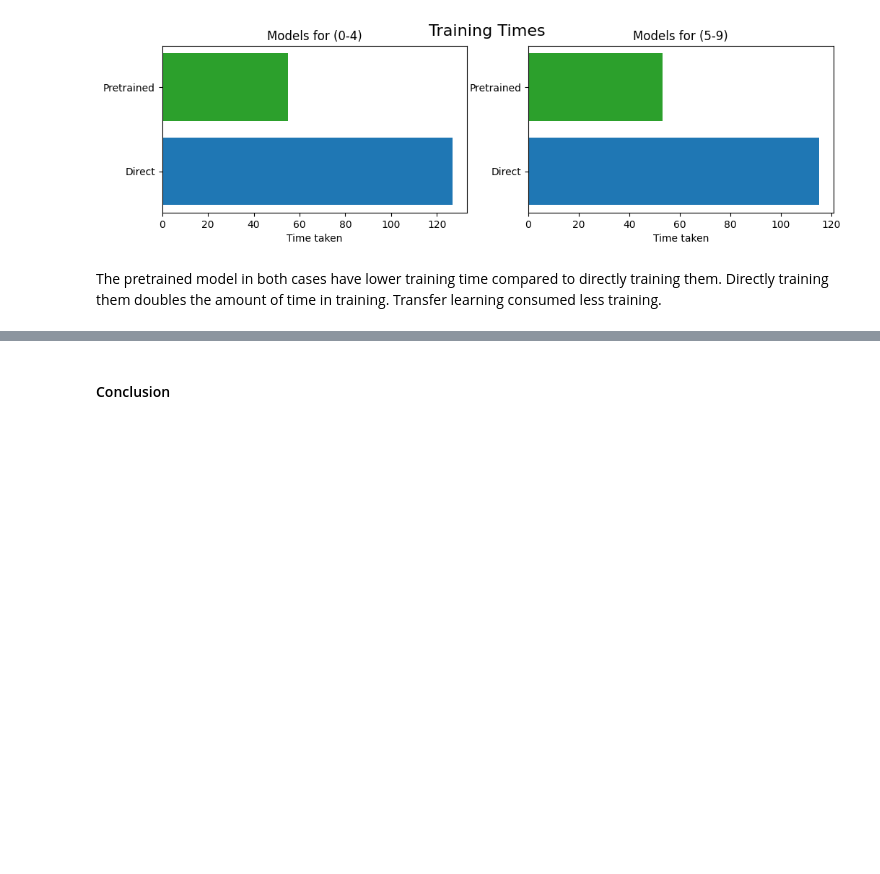
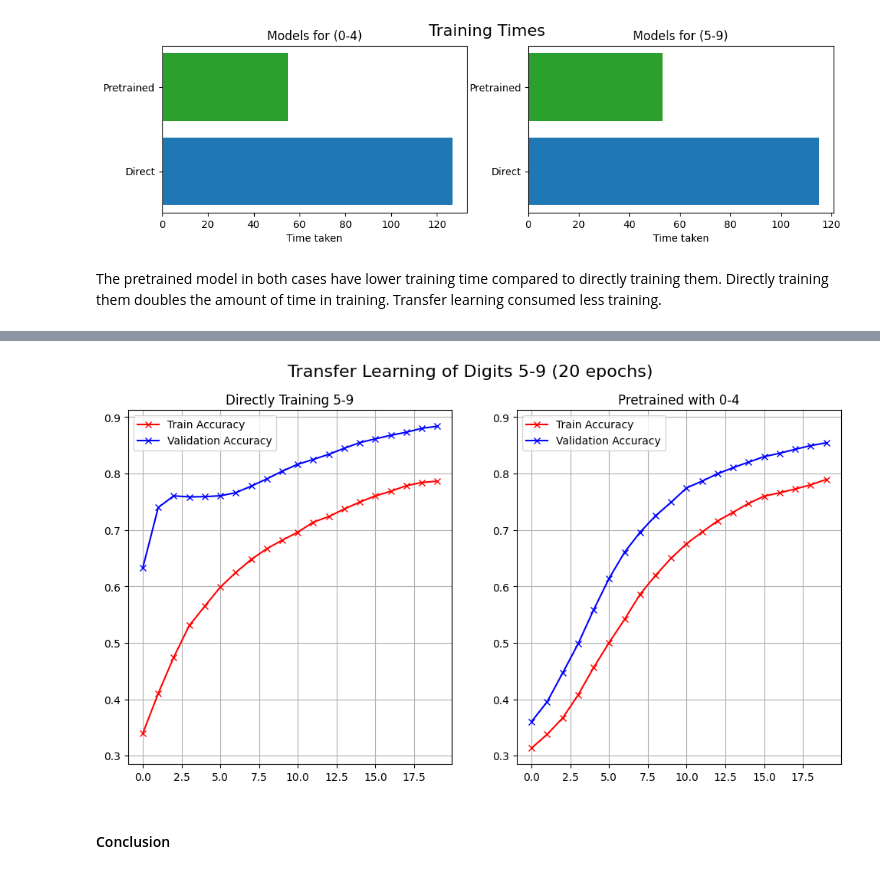
Before and after one commit to qkestacion07/CPE313, a Jupyter notebook: HOA2_2_Transfer_Learning/Hands-on Activity 2.2 - Transfer Learning .ipynb, the cells around one changed output, grey strips where cells are left out. Drawn from its saved outputs; the diff is of its cells as text; code cells hidden in the pictures; blank space fills up the shorter version.

Commit message:
Added 20 epochs

```diff
--- a/HOA2_2_Transfer_Learning/Hands-on Activity 2.2 - Transfer Learning .ipynb
+++ b/HOA2_2_Transfer_Learning/Hands-on Activity 2.2 - Transfer Learning .ipynb
@@ -479,3 +479,9 @@ Text(0.5, 1.0, 'Models for (5-9)')
 [figure]
 # %% [markdown]
 The pretrained model in both cases have lower training time compared to directly training them. Directly training them doubles the amount of time in training. Transfer learning consumed less training.
+# %%
+epochs = 20
+model_2 = Sequential(feature_layers + classification_layers,name='HOA2_2_Model2')
+hist_2, score_2, model_2_time = train_model(model,
+            (x_train_gte5, y_train_gte5),
+            (x_test_gte5, y_test_gte5), num_classes)
@@ -482,3 +569,23 @@ The pretrained model in both cases have lower training time compared to directly
+# %%
+import matplotlib.pyplot as plt
+fig = plt.figure(figsize=(12, 6))
+fig.suptitle('Transfer Learning of Digits 5-9 (20 epochs) ', fontsize=16)
+ax = fig.add_subplot(1, 2, 1)
+ax.plot(hist_2.history["accuracy"],'r-x', label="Train Accuracy")
+ax.plot(hist_2.history["val_accuracy"],'b-x', label="Validation Accuracy")
+ax.legend()
+ax.set_title('Directly Training 5-9')
+ax.grid(True)
+
+
+ax = fig.add_subplot(1, 2, 2,sharey=ax)
+ax.plot(hist3_2.history["accuracy"],'r-x', label="Train Accuracy")
+ax.plot(hist3_2.history["val_accuracy"],'b-x', label="Validation Accuracy")
+ax.legend()
+ax.set_title('Pretrained with 0-4')
+ax.grid(True)
+# %% [output]
+[figure, added]
 # %% [markdown]
 #### Conclusion
 # %% [markdown]
```
Also changed, not shown: parts of 2 cells of this notebook.
